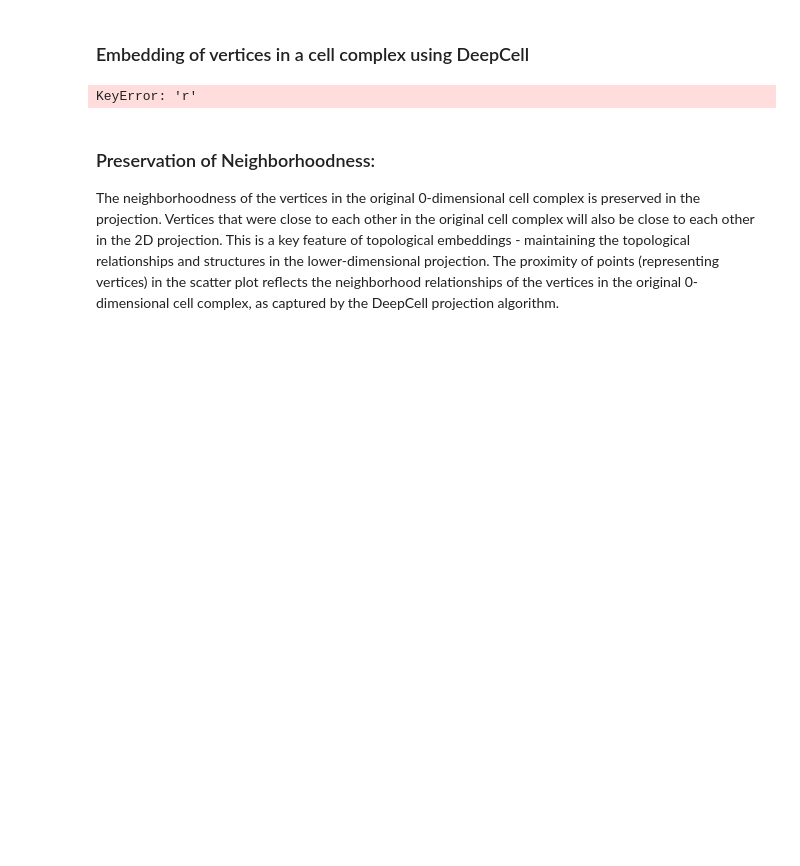
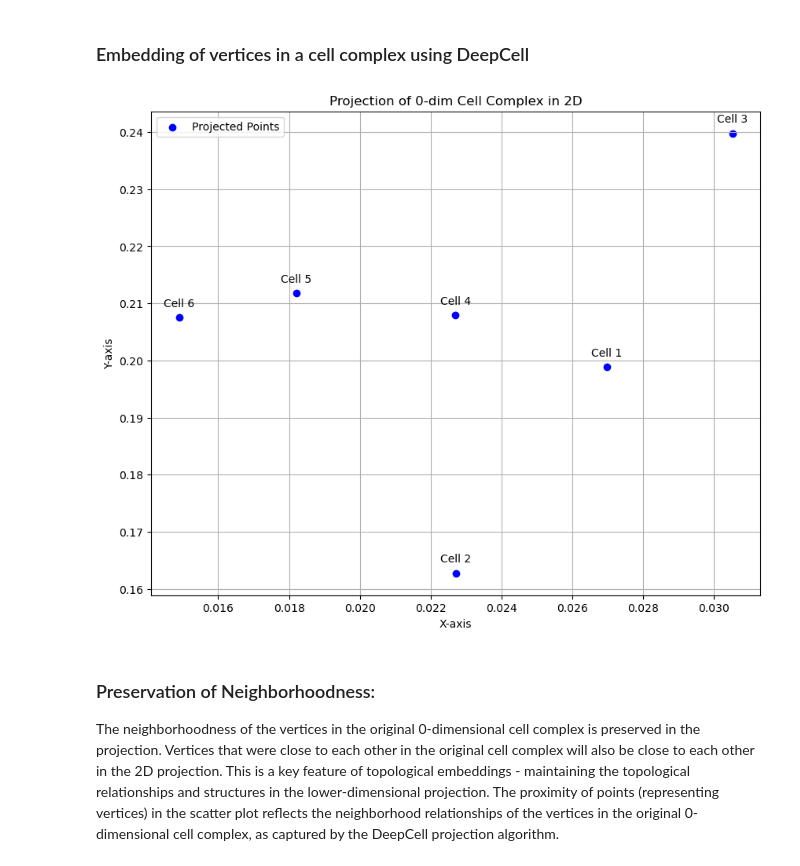
Before and after one commit to pyt-team/TopoEmbedX, a Jupyter notebook: tutorials/DeepCell.ipynb, the cells around one changed output. Drawn from its saved outputs; the diff is of its cells as text; code cells hidden in the pictures; blank space fills up the shorter version.

```diff
--- a/tutorials/DeepCell.ipynb
+++ b/tutorials/DeepCell.ipynb
@@ -47,35 +47,35 @@ cc = tnx.classes.CellComplex([[1, 2, 3, 4, 5], [4, 5, 6]], ranks=2)
 model = tex.DeepCell()
 
 # Fit the model to the cell complex
-model.fit(cc, neighborhood_type="adj", neighborhood_dim={"adj": 0, "coadj": -1})
+model.fit(cc, neighborhood_type="adj", neighborhood_dim={"dim": 0, "codim": -1})
 
 # Get the embeddings
 embedded_points = model.get_embedding(get_dict=True)
 
 # Prepare data for plotting
 x = [embedded_points[cell][0] for cell in embedded_points]
 y = [embedded_points[cell][1] for cell in embedded_points]
 cell_labels = [f'Cell {cell}' for cell in embedded_points]
 
 # Plotting
 plt.figure(figsize=(10, 8))
 plt.scatter(x, y, c='blue', label='Projected Points')
 
 # Annotate the points to correspond with cells
 for i, label in enumerate(cell_labels):
     plt.annotate(label, (x[i], y[i]), textcoords="offset points", xytext=(0, 10), ha='center')
 
 # Label axes and add title
 plt.xlabel('X-axis')
 plt.ylabel('Y-axis')
 plt.title('Projection of 0-dim Cell Complex in 2D')
 
 # Display the plot
 plt.legend()
 plt.grid(True)
 plt.show()
 # %% [output]
-KeyError: 'r'
+[figure, added]
 # %% [markdown]
 ### Preservation of Neighborhoodness:
 The neighborhoodness of the vertices in the original 0-dimensional cell complex is preserved in the projection. Vertices that were close to each other in the original cell complex will also be close to each other in the 2D projection. This is a key feature of topological embeddings - maintaining the topological relationships and structures in the lower-dimensional projection. The proximity of points (representing vertices) in the scatter plot reflects the neighborhood relationships of the vertices in the original 0-dimensional cell complex, as captured by the DeepCell projection algorithm.
```
Also changed, not shown: parts of 1 cell of this notebook.
